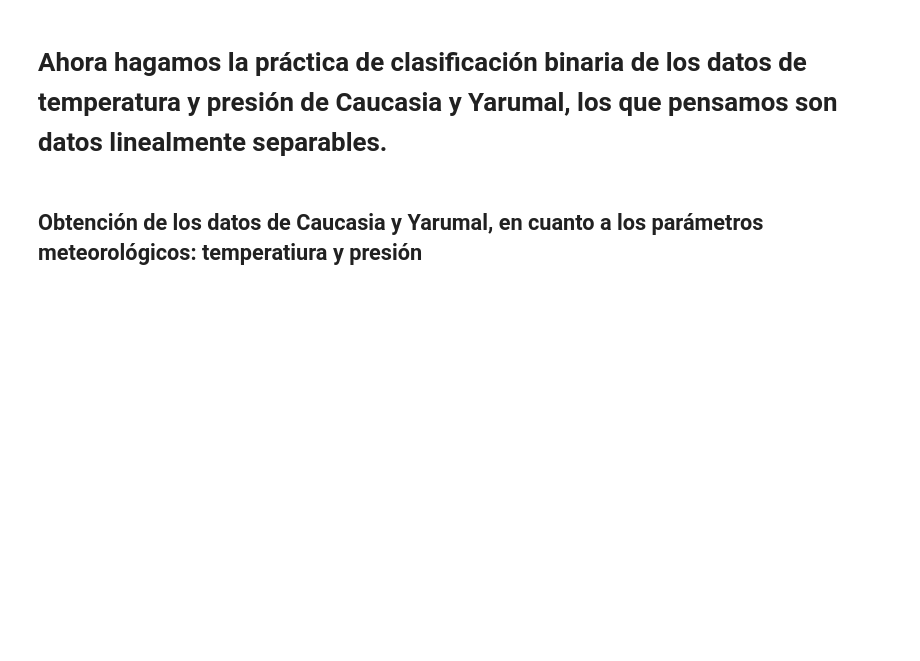
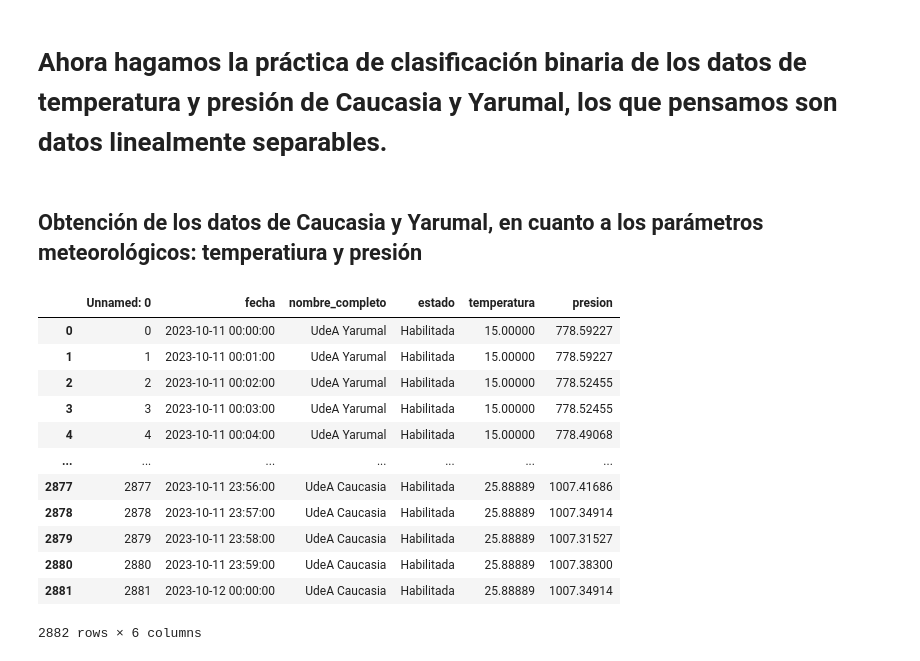
Before and after one commit to marco-canas/arima, a Jupyter notebook: machine_learning/1_time_series/10_seminario_octubre_18/10_seminario_ml_sat_dengue_oct_18.ipynb, the cells around one changed output. Cells and saved outputs as stored; diff of their text form; code cells hidden in the pictures; blank space fills up the shorter version.

```diff
--- a/machine_learning/1_time_series/10_seminario_octubre_18/10_seminario_ml_sat_dengue_oct_18.ipynb
+++ b/machine_learning/1_time_series/10_seminario_octubre_18/10_seminario_ml_sat_dengue_oct_18.ipynb
@@ -749,3 +755,23 @@ These instances are called the support vectors (they are circled in Figure 5-1).
 # Ahora hagamos la práctica de clasificación binaria de los datos de temperatura y presión de Caucasia y Yarumal, los que pensamos son datos linealmente separables.
 # %% [markdown]
 ## Obtención de los datos de Caucasia y Yarumal, en cuanto a los parámetros meteorológicos: temperatiura y presión
+# %%
+import pandas as pd
+
+datos_cy = pd.read_csv('caucasia_yarumal_temperatura_presion.csv')
+# %%
+datos_cy
+# %% [output]
+|  | Unnamed: 0 | fecha | nombre_completo | estado | temperatura | presion |
+| 0 | 0 | 2023-10-11 00:00:00 | UdeA Yarumal | Habilitada | 15.00000 | 778.59227 |
+| 1 | 1 | 2023-10-11 00:01:00 | UdeA Yarumal | Habilitada | 15.00000 | 778.59227 |
+| 2 | 2 | 2023-10-11 00:02:00 | UdeA Yarumal | Habilitada | 15.00000 | 778.52455 |
+| 3 | 3 | 2023-10-11 00:03:00 | UdeA Yarumal | Habilitada | 15.00000 | 778.52455 |
+| 4 | 4 | 2023-10-11 00:04:00 | UdeA Yarumal | Habilitada | 15.00000 | 778.49068 |
+| ... | ... | ... | ... | ... | ... | ... |
+| 2877 | 2877 | 2023-10-11 23:56:00 | UdeA Caucasia | Habilitada | 25.88889 | 1007.41686 |
+| 2878 | 2878 | 2023-10-11 23:57:00 | UdeA Caucasia | Habilitada | 25.88889 | 1007.34914 |
+| 2879 | 2879 | 2023-10-11 23:58:00 | UdeA Caucasia | Habilitada | 25.88889 | 1007.31527 |
+| 2880 | 2880 | 2023-10-11 23:59:00 | UdeA Caucasia | Habilitada | 25.88889 | 1007.38300 |
+| 2881 | 2881 | 2023-10-12 00:00:00 | UdeA Caucasia | Habilitada | 25.88889 | 1007.34914 |
+2882 rows × 6 columns
```
Also changed, not shown: parts of 7 cells of this notebook, 1 other file.
